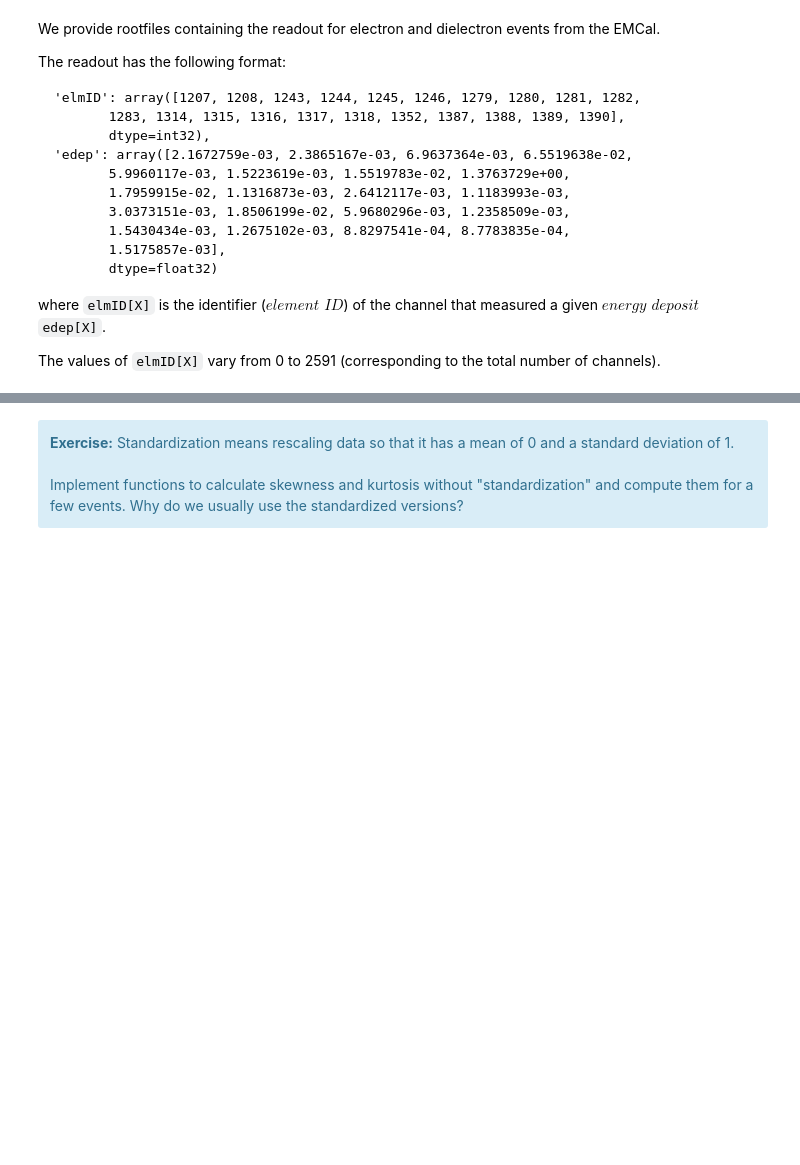
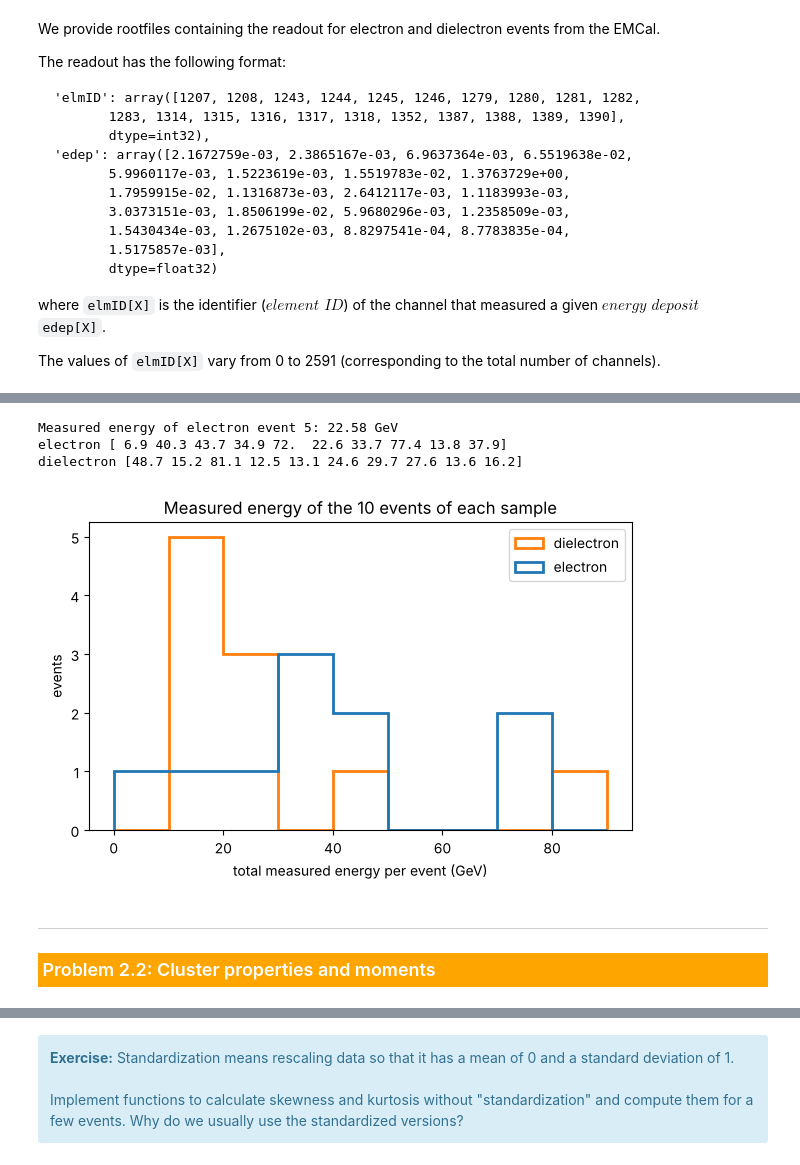
Before and after one commit to dowlingwong/EMCal_exercise, a Jupyter notebook: notebooks/exercise03/Exercise03_Solutions.ipynb, the cells around one changed output, grey strips where cells are left out. Saved outputs shown, nothing was run; the diff lists cells and outputs as text; code cells hidden in the pictures; blank space fills up the shorter version.

```diff
--- a/notebooks/exercise03/Exercise03_Solutions.ipynb
+++ b/notebooks/exercise03/Exercise03_Solutions.ipynb
@@ -217,0 +10,15 @@ We want to have a calorimeter deep enough so that the entire electromagnetic sho
+# %%
+import sys
+from pathlib import Path
+import numpy as np
+import uproot
+import matplotlib.pyplot as plt
+
+ROOT = Path().resolve().parent.parent
+SRC_DIR = ROOT / 'src'
+if str(SRC_DIR) not in sys.path:
+    sys.path.insert(0, str(SRC_DIR))
+
+from exercise03 import exercise3_utils as ex3
+
+plt.rcParams['figure.dpi'] = 100
@@ -478,13 +322,0 @@ display(ex3.process_event('electron',5))
-# %%
-# Now loop over all events
-events_energy = []
-
-for i in range(10):
-    # We prefer to use process_event to read the entry without the need of keyboard inputs
-    event   = ex3.process_event('electron',i)
-    elmID_i = event['elmID']
-    edep_i  = event['edep']
-    edep_i  = edep_i/ex3.sfc
-    events_energy.append(np.sum(edep_i))
-
-print(events_energy)
@@ -601,0 +457,28 @@ Kurtosis: 2.070439400249896,2.01415
+# %%
+# --> enter your code
+
+print(f'Measured energy of electron event 5: {np.sum(edep):.2f} GeV')
+
+total_energy = {}
+for sample in ['electron', 'dielectron']:
+    total_energy[sample] = [np.sum(ex3.get_hit_data(sample, i)[1] / ex3.sfc) for i in range(10)]
+    print(sample, np.round(total_energy[sample], 1))
+
+plt.figure(figsize=(7, 4))
+plt.hist(list(total_energy.values()), bins=np.linspace(0, 90, 10), label=list(total_energy.keys()), histtype='step', lw=2)
+plt.xlabel('total measured energy per event (GeV)')
+plt.ylabel('events')
+plt.title('Measured energy of the 10 events of each sample')
+plt.legend()
+plt.show()
+# %% [output]
+Measured energy of electron event 5: 22.58 GeV
+electron [ 6.9 40.3 43.7 34.9 72.  22.6 33.7 77.4 13.8 37.9]
+dielectron [48.7 15.2 81.1 12.5 13.1 24.6 29.7 27.6 13.6 16.2]
+[figure, added]
+# %% [markdown]
+<a name='section_2_2'></a>
+<hr style="height: 1px;">
+
+
+<h3 style="border:1px; border-style:solid; padding: 0.25em; color: #FFFFFF; background-color: #FFA500">Problem 2.2: Cluster properties and moments</h3>
```
Also changed, not shown: parts of 208 cells of this notebook, 23 other files.
